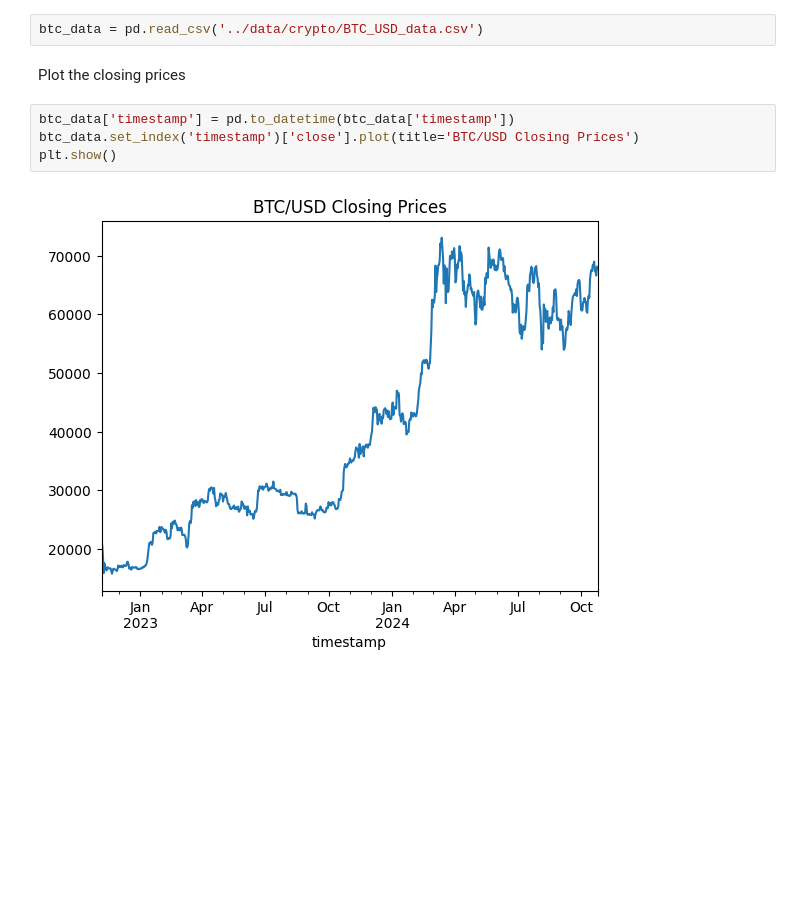
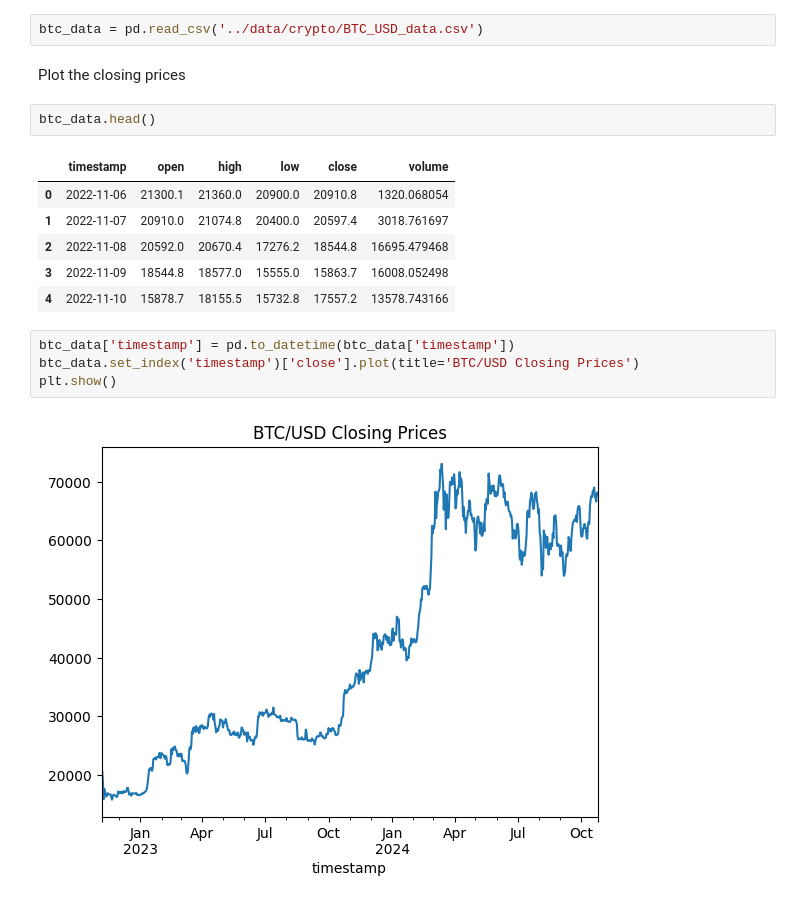
Before and after one commit to razaquegoraya007/trading-bot-env, a Jupyter notebook: notebooks/analysis.ipynb, the cells around one changed output. Cells and saved outputs as stored; diff of their text form; blank space fills up the shorter version.

```diff
--- a/notebooks/analysis.ipynb
+++ b/notebooks/analysis.ipynb
@@ -9,6 +9,15 @@ Load BTC data
 btc_data = pd.read_csv('../data/crypto/BTC_USD_data.csv')
 # %% [markdown]
 Plot the closing prices
+# %%
+btc_data.head()
+# %% [output]
+|  | timestamp | open | high | low | close | volume |
+| 0 | 2022-11-06 | 21300.1 | 21360.0 | 20900.0 | 20910.8 | 1320.068054 |
+| 1 | 2022-11-07 | 20910.0 | 21074.8 | 20400.0 | 20597.4 | 3018.761697 |
+| 2 | 2022-11-08 | 20592.0 | 20670.4 | 17276.2 | 18544.8 | 16695.479468 |
+| 3 | 2022-11-09 | 18544.8 | 18577.0 | 15555.0 | 15863.7 | 16008.052498 |
+| 4 | 2022-11-10 | 15878.7 | 18155.5 | 15732.8 | 17557.2 | 13578.743166 |
 # %%
 btc_data['timestamp'] = pd.to_datetime(btc_data['timestamp'])
 btc_data.set_index('timestamp')['close'].plot(title='BTC/USD Closing Prices')
```
Also changed, not shown: 2 other files.
